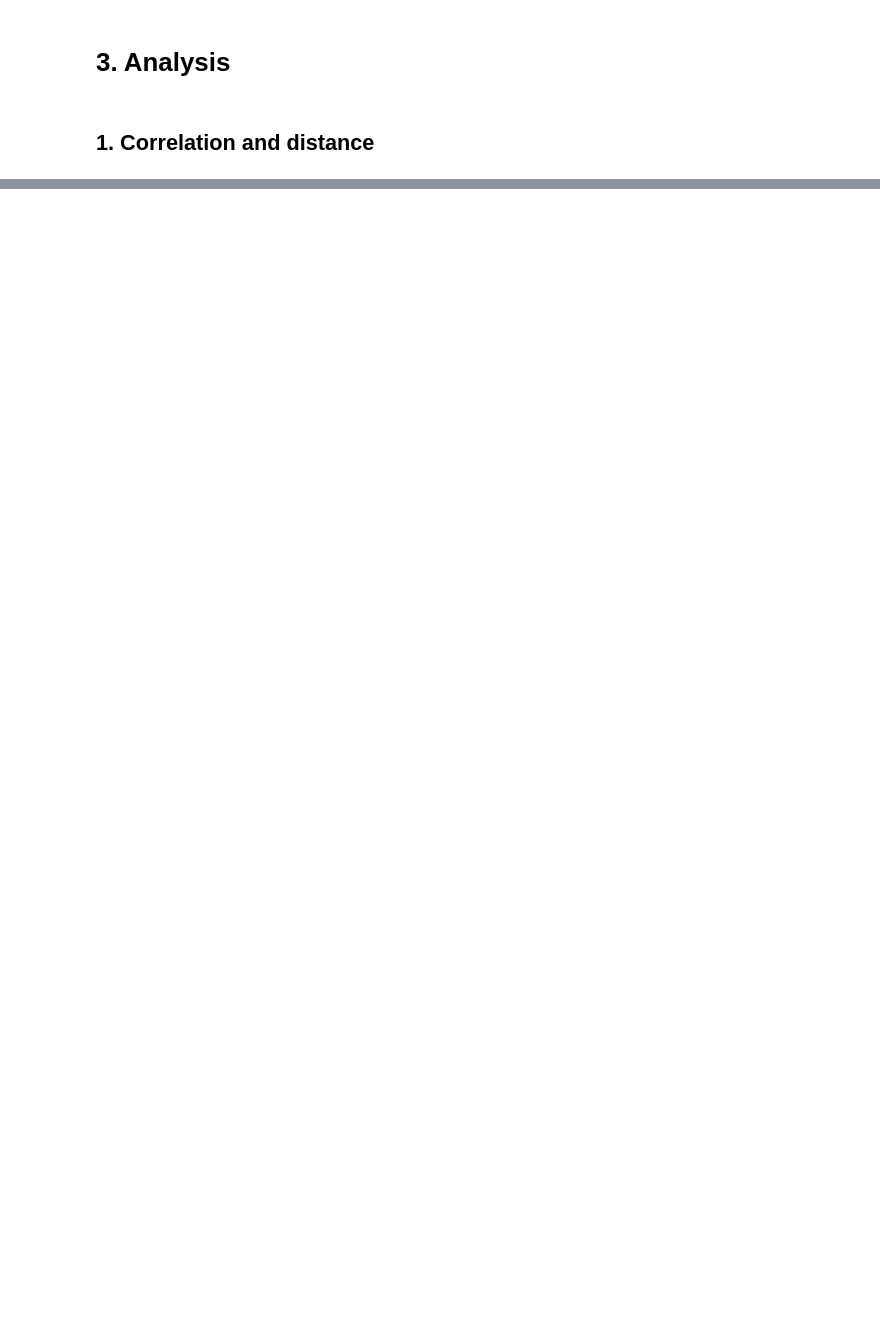
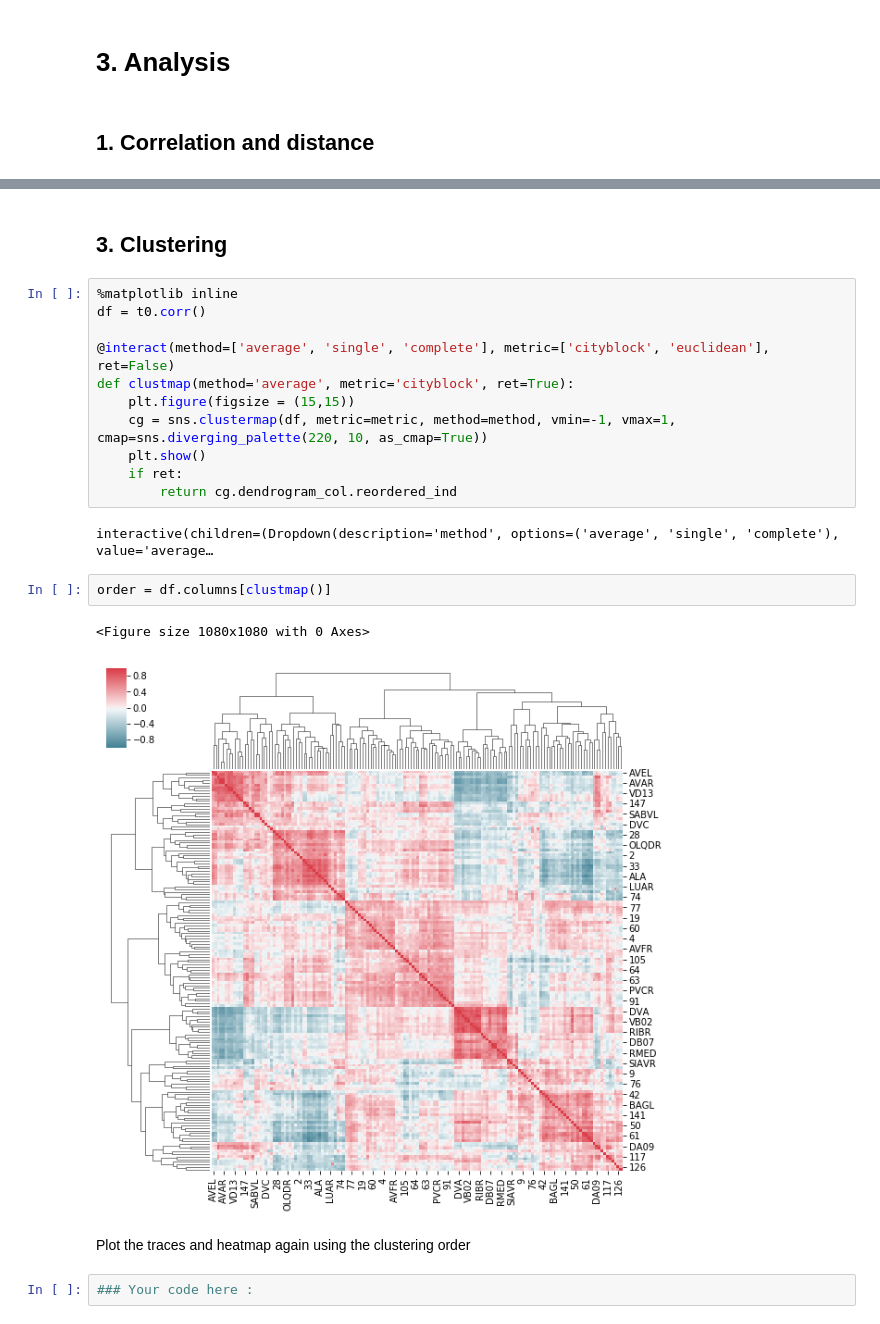
Before and after one commit to MarcJavin/WBI-analysis, a Jupyter notebook: Data Analysis.ipynb, the cells around one changed output, grey strips where cells are left out. Saved outputs shown, nothing was run; the diff lists cells and outputs as text; blank space fills up the shorter version.

```diff
--- a/Data Analysis.ipynb
+++ b/Data Analysis.ipynb
@@ -256,0 +319,24 @@ PCA(copy=True, iterated_power='auto', n_components=2, random_state=None,
+# %% [markdown]
+## 3. Clustering
+# %%
+%matplotlib inline
+df = t0.corr()
+
+@interact(method=['average', 'single', 'complete'], metric=['cityblock', 'euclidean'], ret=False)
+def clustmap(method='average', metric='cityblock', ret=True):
+    plt.figure(figsize = (15,15))
+    cg = sns.clustermap(df, metric=metric, method=method, vmin=-1, vmax=1, cmap=sns.diverging_palette(220, 10, as_cmap=True))
+    plt.show()
+    if ret:
+        return cg.dendrogram_col.reordered_ind
+# %% [output]
+interactive(children=(Dropdown(description='method', options=('average', 'single', 'complete'), value='average…
+# %%
+order = df.columns[clustmap()]
+# %% [output]
+<Figure size 1080x1080 with 0 Axes>
+[figure, added]
+# %% [markdown]
+Plot the traces and heatmap again using the clustering order
+# %%
+### Your code here :
```
Also changed, not shown: parts of 23 cells of this notebook, 5 other files.
